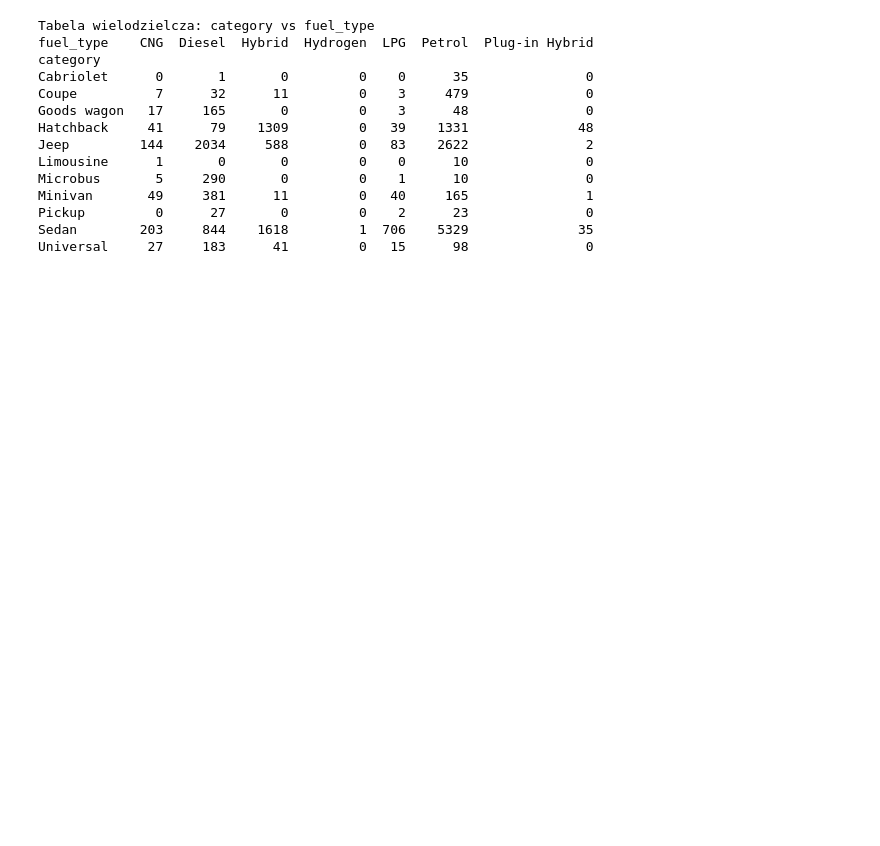
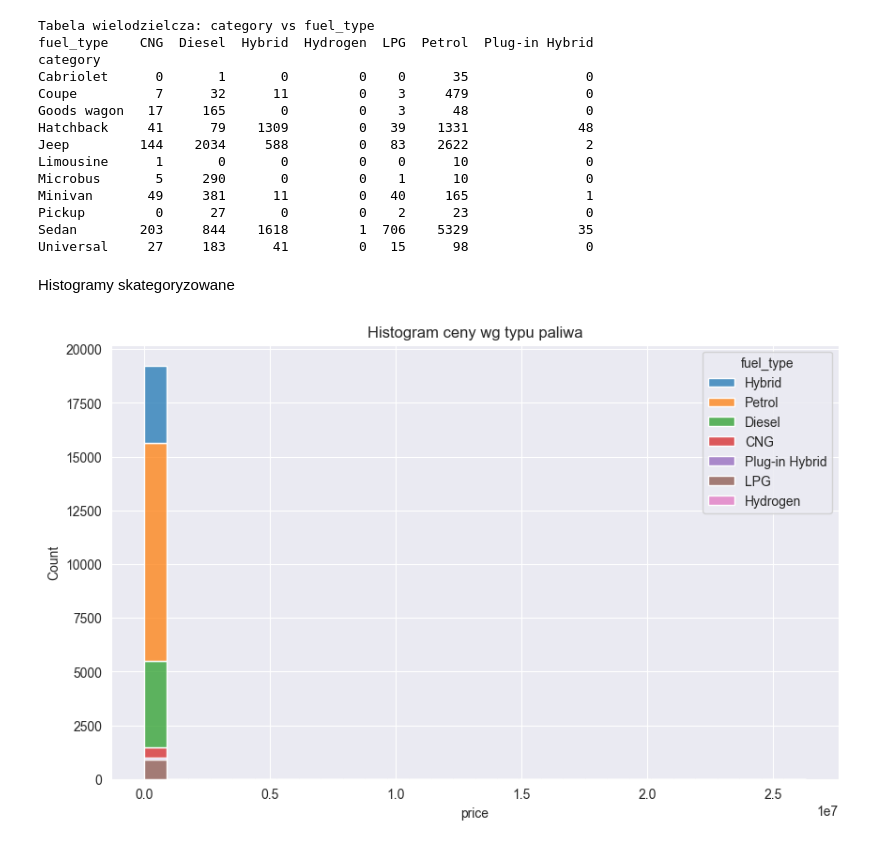
Before and after one commit to julia6twp/eksploracja_projekt, a Jupyter notebook: model1.ipynb, the cells around one changed output. Saved outputs shown, nothing was run; the diff lists cells and outputs as text; code cells hidden in the pictures; blank space fills up the shorter version.

```diff
--- a/model1.ipynb
+++ b/model1.ipynb
@@ -272,3 +276,12 @@ Minivan       49     381      11         0   40     165               1
 Pickup         0      27       0         0    2      23               0
 Sedan        203     844    1618         1  706    5329              35
 Universal     27     183      41         0   15      98               0
+# %% [markdown]
+Histogramy skategoryzowane
+# %%
+plt.figure(figsize=(10,6))
+sns.histplot(data=df, x='price', hue='fuel_type', multiple='stack', bins=30)
+plt.title('Histogram ceny wg typu paliwa')
+plt.show()
+# %% [output]
+[figure, added]
```
Also changed, not shown: parts of 16 cells of this notebook.
